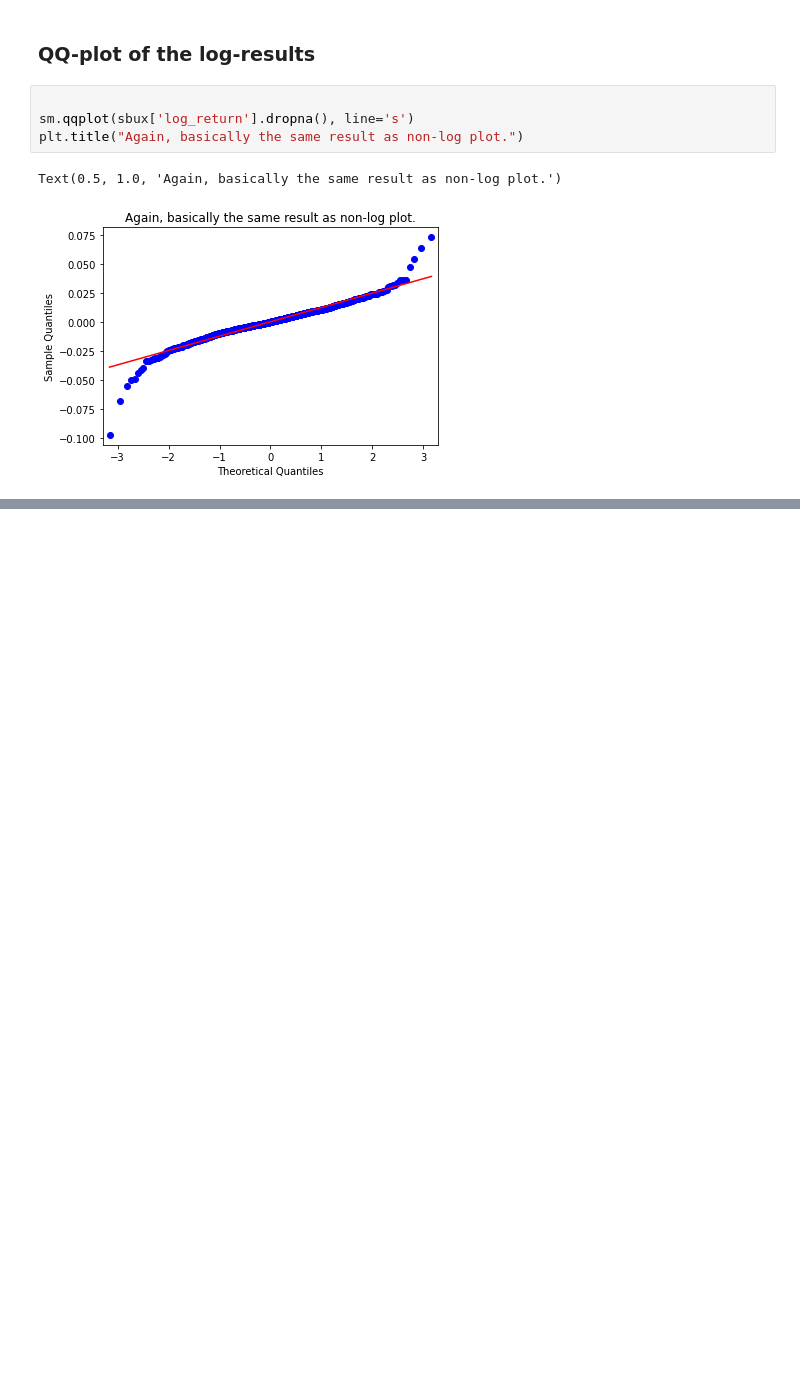
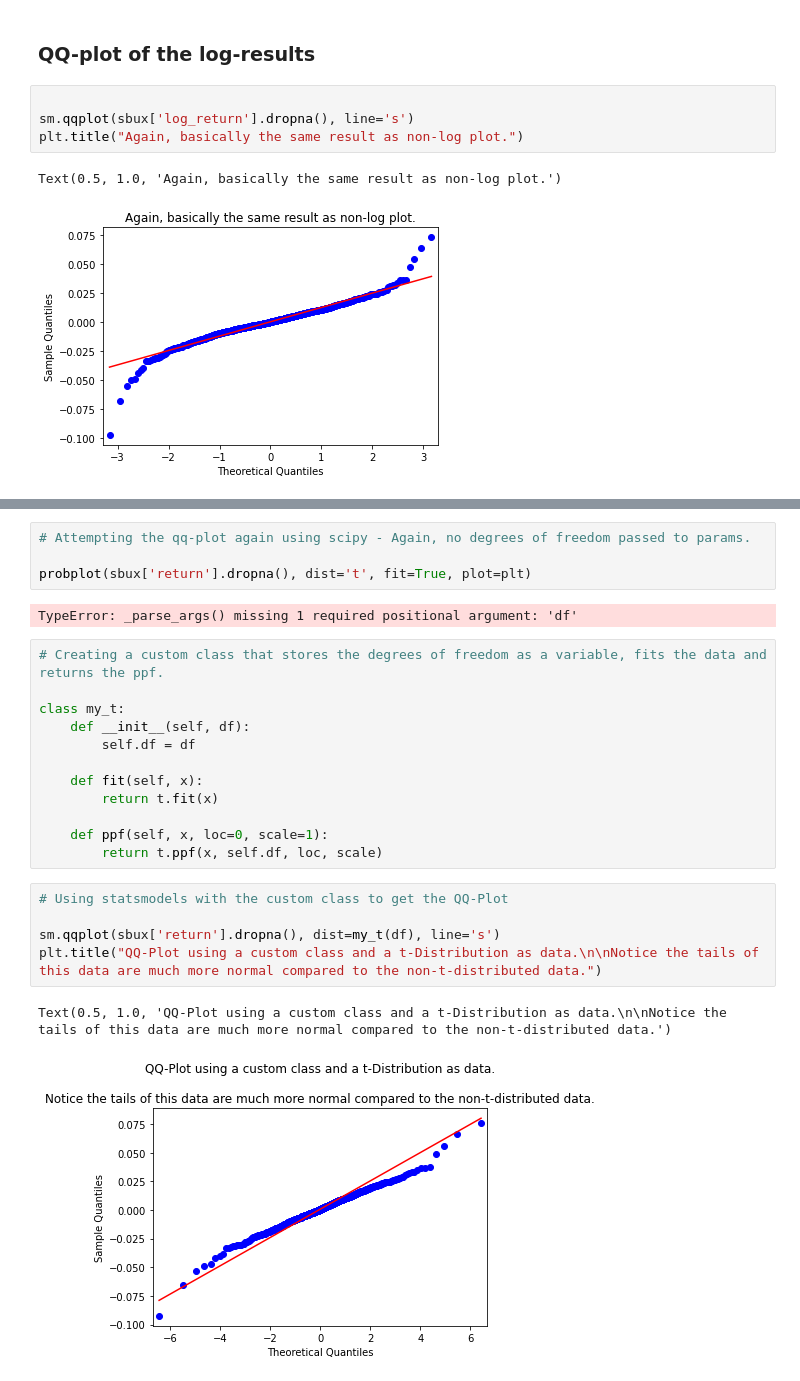
Before and after one commit to StevenSigil/Financial-Engineering-and-AI-with-Python-Project, a Jupyter notebook: my_files/03-financial_data_statistics.ipynb, the cells around one changed output, grey strips where cells are left out. Cells and saved outputs as stored; diff of their text form; blank space fills up the shorter version.

```diff
--- a/my_files/03-financial_data_statistics.ipynb
+++ b/my_files/03-financial_data_statistics.ipynb
@@ -178,0 +230,26 @@ Text(0.5, 1.0, 'Again, basically the same result as non-log plot.')
+# %%
+# Attempting the qq-plot again using scipy - Again, no degrees of freedom passed to params.
+
+probplot(sbux['return'].dropna(), dist='t', fit=True, plot=plt)
+# %% [output]
+TypeError: _parse_args() missing 1 required positional argument: 'df'
+# %%
+# Creating a custom class that stores the degrees of freedom as a variable, fits the data and returns the ppf.
+
+class my_t:
+    def __init__(self, df):
+        self.df = df
+
+    def fit(self, x):
+        return t.fit(x)
+
+    def ppf(self, x, loc=0, scale=1):
+        return t.ppf(x, self.df, loc, scale)
+# %%
+# Using statsmodels with the custom class to get the QQ-Plot
+
+sm.qqplot(sbux['return'].dropna(), dist=my_t(df), line='s')
+plt.title("QQ-Plot using a custom class and a t-Distribution as data.\n\nNotice the tails of this data are much more normal compared to the non-t-distributed data.")
+# %% [output]
+Text(0.5, 1.0, 'QQ-Plot using a custom class and a t-Distribution as data.\n\nNotice the tails of this data are much more normal compared to the non-t-distributed data.')
+[figure, added]
```
Also changed, not shown: parts of 62 cells of this notebook.
